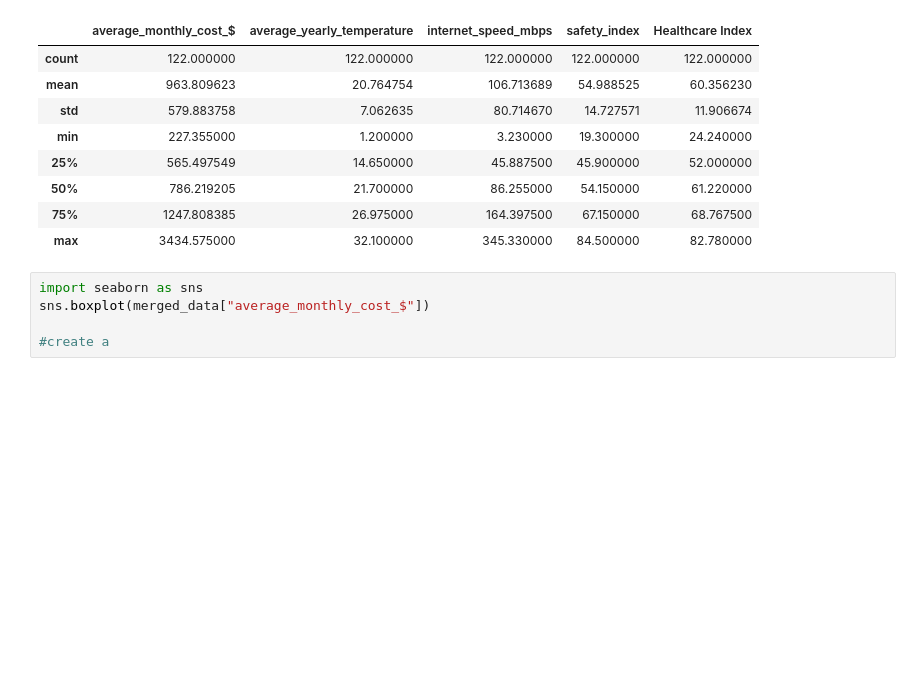
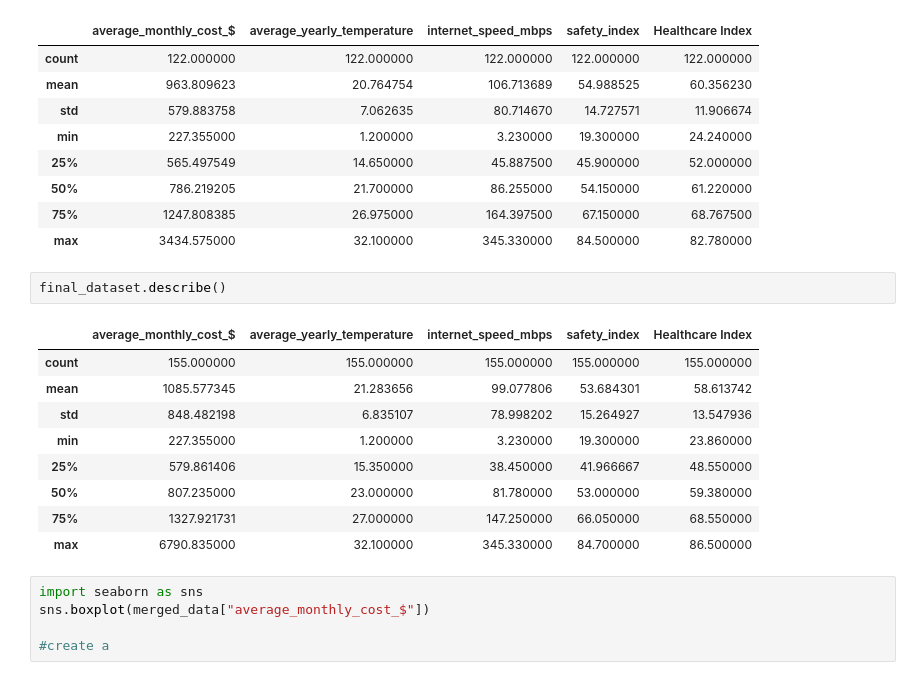
Before and after one commit to Brgtt07/project_ics, a Jupyter notebook: notebooks/dataset_merging.ipynb, the cells around one changed output. Saved outputs shown, nothing was run; the diff lists cells and outputs as text; blank space fills up the shorter version.

```diff
--- a/notebooks/dataset_merging.ipynb
+++ b/notebooks/dataset_merging.ipynb
@@ -274,6 +333,18 @@ merged_data.describe()
 | 50% | 786.219205 | 21.700000 | 86.255000 | 54.150000 | 61.220000 |
 | 75% | 1247.808385 | 26.975000 | 164.397500 | 67.150000 | 68.767500 |
 | max | 3434.575000 | 32.100000 | 345.330000 | 84.500000 | 82.780000 |
+# %%
+final_dataset.describe()
+# %% [output]
+|  | average_monthly_cost_$ | average_yearly_temperature | internet_speed_mbps | safety_index | Healthcare Index |
+| count | 155.000000 | 155.000000 | 155.000000 | 155.000000 | 155.000000 |
+| mean | 1085.577345 | 21.283656 | 99.077806 | 53.684301 | 58.613742 |
+| std | 848.482198 | 6.835107 | 78.998202 | 15.264927 | 13.547936 |
+| min | 227.355000 | 1.200000 | 3.230000 | 19.300000 | 23.860000 |
+| 25% | 579.861406 | 15.350000 | 38.450000 | 41.966667 | 48.550000 |
+| 50% | 807.235000 | 23.000000 | 81.780000 | 53.000000 | 59.380000 |
+| 75% | 1327.921731 | 27.000000 | 147.250000 | 66.050000 | 68.550000 |
+| max | 6790.835000 | 32.100000 | 345.330000 | 84.700000 | 86.500000 |
 # %%
 import seaborn as sns
 sns.boxplot(merged_data["average_monthly_cost_$"])
```
Also changed, not shown: parts of 5 cells of this notebook, 2 other files.
